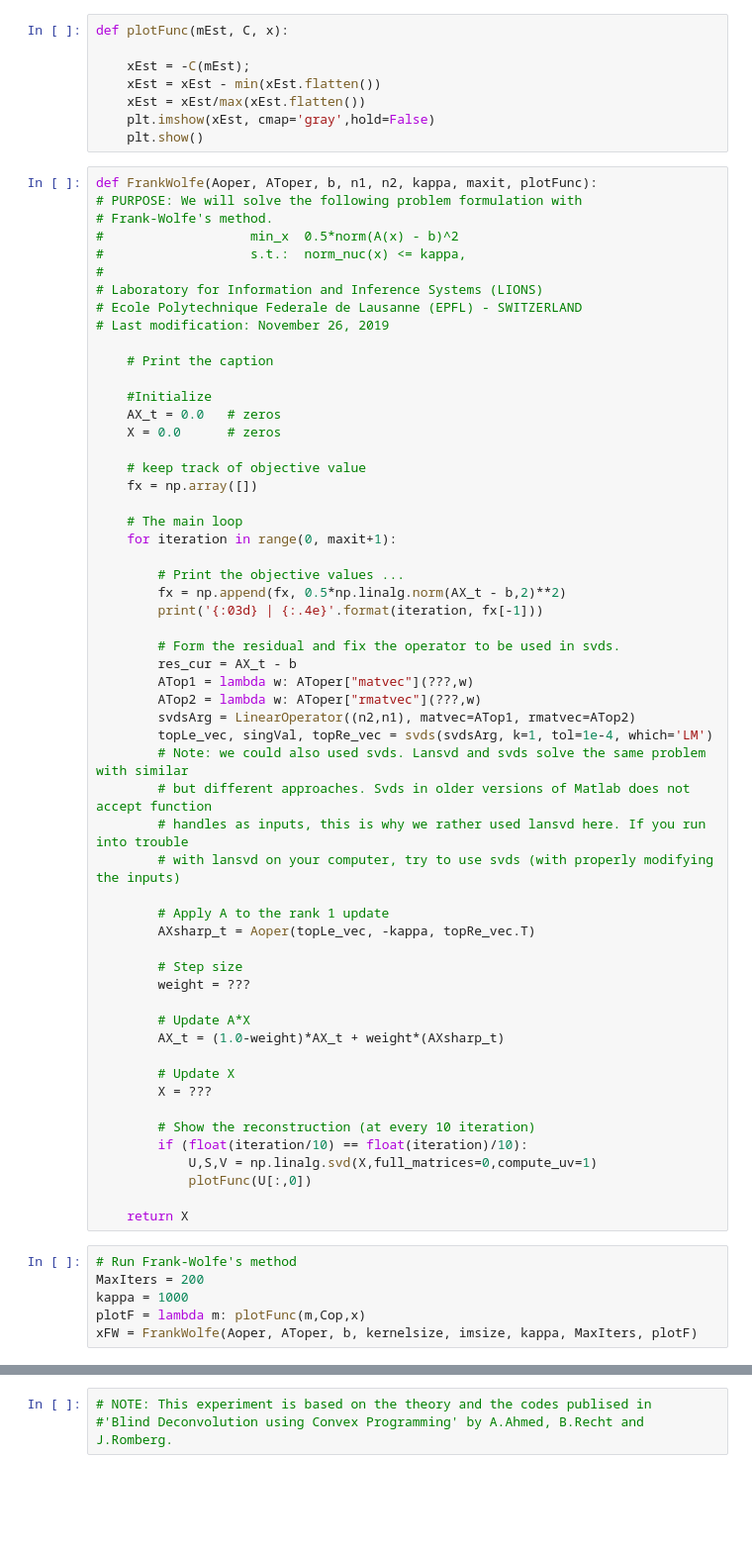
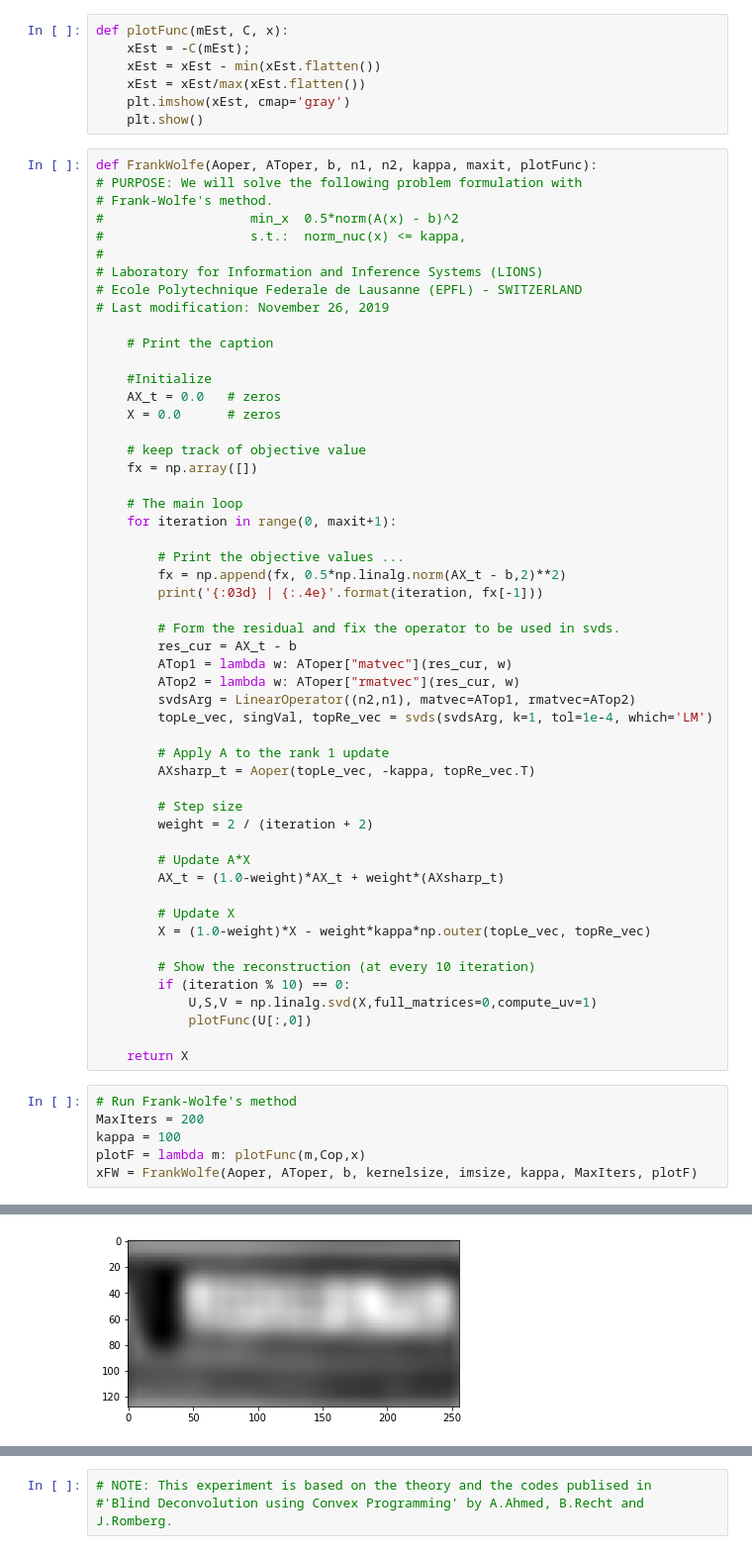
Before and after one commit to Barbany/MOD-epfl, a Jupyter notebook: 4-frank_wolfe/part2/Test_deblur.ipynb, the cells around one changed output, grey strips where cells are left out. Shown at 99% size. Drawn from its saved outputs; the diff is of its cells as text; blank space fills up the shorter version.

Commit message:
Solution for part 2 (with good choice of kappa)

```diff
--- a/4-frank_wolfe/part2/Test_deblur.ipynb
+++ b/4-frank_wolfe/part2/Test_deblur.ipynb
@@ -72,10 +75,9 @@ AToper = {"matvec": lambda y,w: CTop(np.real(fft2(mat(np.conj(real2comp(y))*vec(
 # %%
 def plotFunc(mEst, C, x):
-
     xEst = -C(mEst);
     xEst = xEst - min(xEst.flatten())
     xEst = xEst/max(xEst.flatten())
-    plt.imshow(xEst, cmap='gray',hold=False)
+    plt.imshow(xEst, cmap='gray')
     plt.show()
 # %%
 def FrankWolfe(Aoper, AToper, b, n1, n2, kappa, maxit, plotFunc):
@@ -106,29 +108,25 @@ def FrankWolfe(Aoper, AToper, b, n1, n2, kappa, maxit, plotFunc):
 
         # Form the residual and fix the operator to be used in svds.
         res_cur = AX_t - b
-        ATop1 = lambda w: AToper["matvec"](???,w)
-        ATop2 = lambda w: AToper["rmatvec"](???,w)
+        ATop1 = lambda w: AToper["matvec"](res_cur, w)
+        ATop2 = lambda w: AToper["rmatvec"](res_cur, w)
         svdsArg = LinearOperator((n2,n1), matvec=ATop1, rmatvec=ATop2)
         topLe_vec, singVal, topRe_vec = svds(svdsArg, k=1, tol=1e-4, which='LM')
-        # Note: we could also used svds. Lansvd and svds solve the same problem with similar
-        # but different approaches. Svds in older versions of Matlab does not accept function
-        # handles as inputs, this is why we rather used lansvd here. If you run into trouble
-        # with lansvd on your computer, try to use svds (with properly modifying the inputs)
 
         # Apply A to the rank 1 update
         AXsharp_t = Aoper(topLe_vec, -kappa, topRe_vec.T)
 
         # Step size
-        weight = ???
+        weight = 2 / (iteration + 2)
 
         # Update A*X
         AX_t = (1.0-weight)*AX_t + weight*(AXsharp_t)
 
         # Update X
-        X = ???
+        X = (1.0-weight)*X - weight*kappa*np.outer(topLe_vec, topRe_vec)
 
         # Show the reconstruction (at every 10 iteration)
-        if (float(iteration/10) == float(iteration)/10):
+        if (iteration % 10) == 0:
             U,S,V = np.linalg.svd(X,full_matrices=0,compute_uv=1)
             plotFunc(U[:,0])
 
@@ -136,6 +134,7 @@ def FrankWolfe(Aoper, AToper, b, n1, n2, kappa, maxit, plotFunc):
 # %%
 # Run Frank-Wolfe's method
 MaxIters = 200
-kappa = 1000
+kappa = 100
 plotF = lambda m: plotFunc(m,Cop,x)
 xFW = FrankWolfe(Aoper, AToper, b, kernelsize, imsize, kappa, MaxIters, plotF)
+# %% [output]
@@ -141,0 +142 @@ xFW = FrankWolfe(Aoper, AToper, b, kernelsize, imsize, kappa, MaxIters, plotF)
+[figure, added]
```
Also changed, not shown: parts of 4 cells of this notebook, 2 other files.
